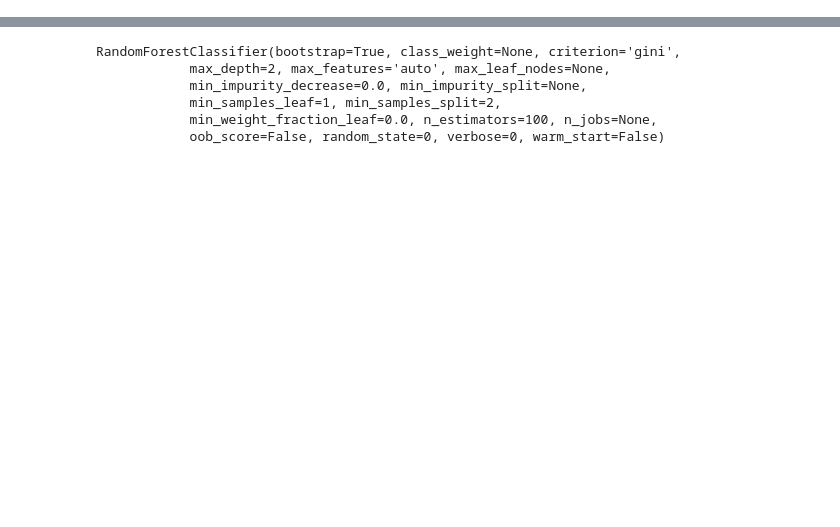
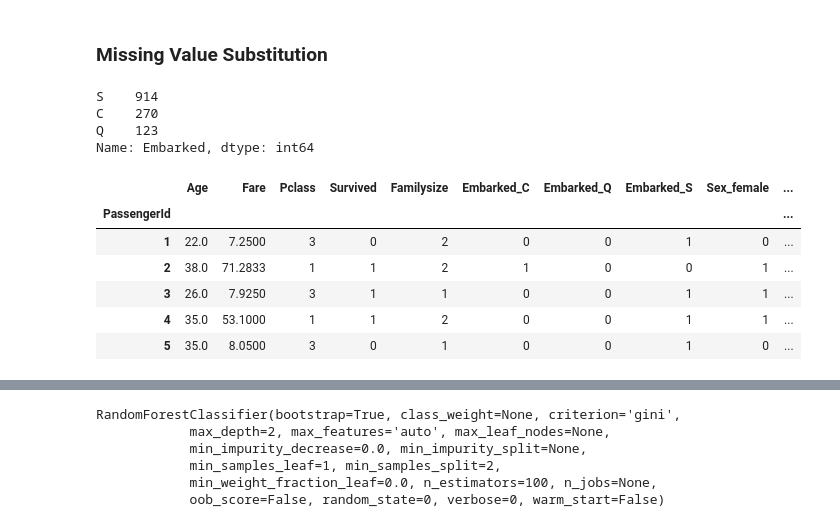
Before and after one commit to sagar-dhingra/titanic-survival-ml-project, a Jupyter notebook: notebooks/Titanic_Survival_Prediction_Model.ipynb, the cells around one changed output, grey strips where cells are left out. Saved outputs shown, nothing was run; the diff lists cells and outputs as text; code cells hidden in the pictures; blank space fills up the shorter version.

```diff
--- a/notebooks/Titanic_Survival_Prediction_Model.ipynb
+++ b/notebooks/Titanic_Survival_Prediction_Model.ipynb
@@ -148,0 +68,31 @@ See the caveats in the documentation: http://pandas.pydata.org/pandas-docs/stabl
+# %%
+# function to get tittle from the name
+def get_title(name):
+    if '.' in name:
+        return name.split(',')[1].split('.')[0].strip()
+    else:
+        return 'Unknown'
+
+# replace extra tittles with appropriate one
+def replace_titles(x):
+    title = x['Title']
+    if title in ['Capt', 'Col', 'Don', 'Jonkheer', 'Major', 'Rev', 'Sir']:
+        return 'Mr'
+    elif title in ['the Countess', 'Mme', 'Lady']:
+        return 'Mrs'
+    elif title in ['Mlle', 'Ms']:
+        return 'Miss'
+    elif title =='Dr':
+        if x['Sex']=='male':
+            return 'Mr'
+        else:
+            return 'Mrs'
+    else:
+        return title
+
+
+
+df_data["Title"]=df_data["Name"].map(lambda x : get_title(x))   # creating a new column in data frame for Tittle
+
+df_data['Title'] = df_data.apply(replace_titles, axis=1)
+df_data.head(5)
@@ -148,0 +107,6 @@ See the caveats in the documentation: http://pandas.pydata.org/pandas-docs/stabl
+# %%
+# creating a new feature "Familysize"
+
+df_data["Familysize"]=df_data['Parch']+df_data['SibSp']+1
+
+df_data.head(5)
@@ -148,0 +153,2 @@ See the caveats in the documentation: http://pandas.pydata.org/pandas-docs/stabl
+# %% [markdown]
+ ### Missing Value Substitution
@@ -148,0 +162,9 @@ See the caveats in the documentation: http://pandas.pydata.org/pandas-docs/stabl
+# %%
+# to check distribution of passengers across Embarked points
+
+df_data.Embarked.value_counts()
+# %% [output]
+S    914
+C    270
+Q    123
+Name: Embarked, dtype: int64
@@ -148,0 +175,13 @@ See the caveats in the documentation: http://pandas.pydata.org/pandas-docs/stabl
+# %%
+# convert Categorical features like Embarked,Sex and Tittle into numerical feature
+
+df_data=pd.get_dummies(df_data,['Embarked','Sex','Title'])
+df_data.head(5)
+# %% [output]
+|  | Age | Fare | Pclass | Survived | Familysize | Embarked_C | Embarked_Q | Embarked_S | Sex_female | ... |
+| PassengerId |  |  |  |  |  |  |  |  |  | ... |
+| 1 | 22.0 | 7.2500 | 3 | 0 | 2 | 0 | 0 | 1 | 0 | ... |
+| 2 | 38.0 | 71.2833 | 1 | 1 | 2 | 1 | 0 | 0 | 1 | ... |
+| 3 | 26.0 | 7.9250 | 3 | 1 | 1 | 0 | 0 | 1 | 1 | ... |
+| 4 | 35.0 | 53.1000 | 1 | 1 | 2 | 0 | 0 | 1 | 1 | ... |
+| 5 | 35.0 | 8.0500 | 3 | 0 | 1 | 0 | 0 | 1 | 0 | ... |
```
Also changed, not shown: parts of 44 cells of this notebook, 4 other files.
